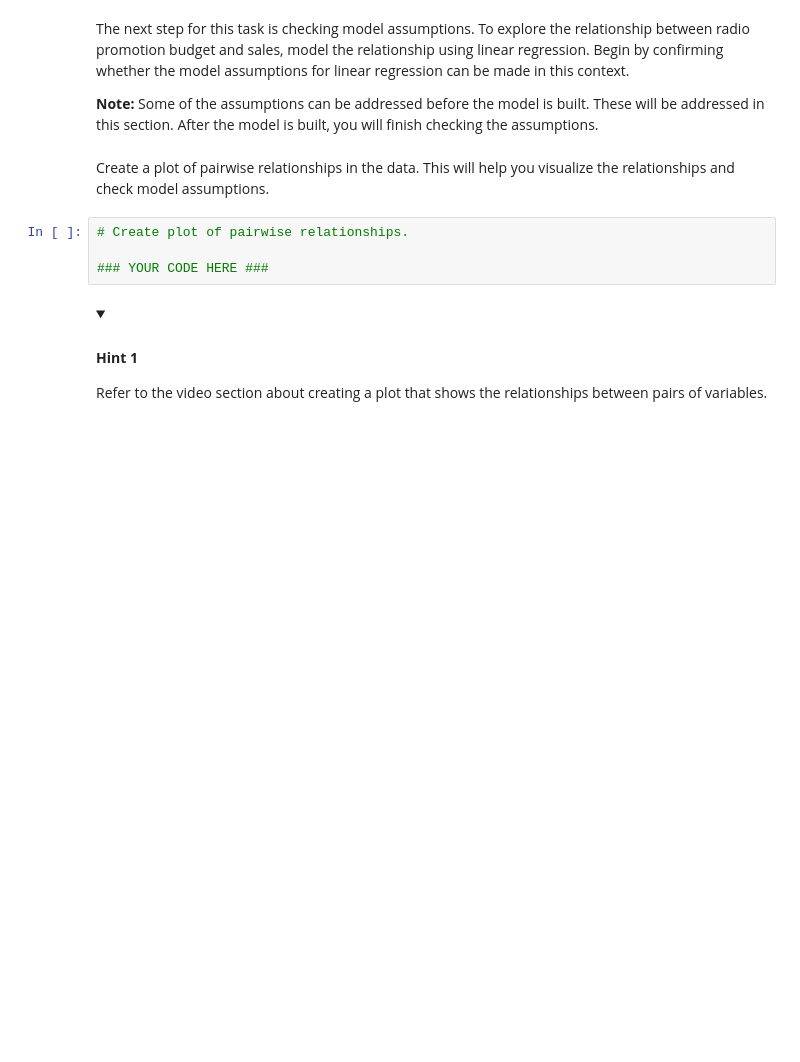
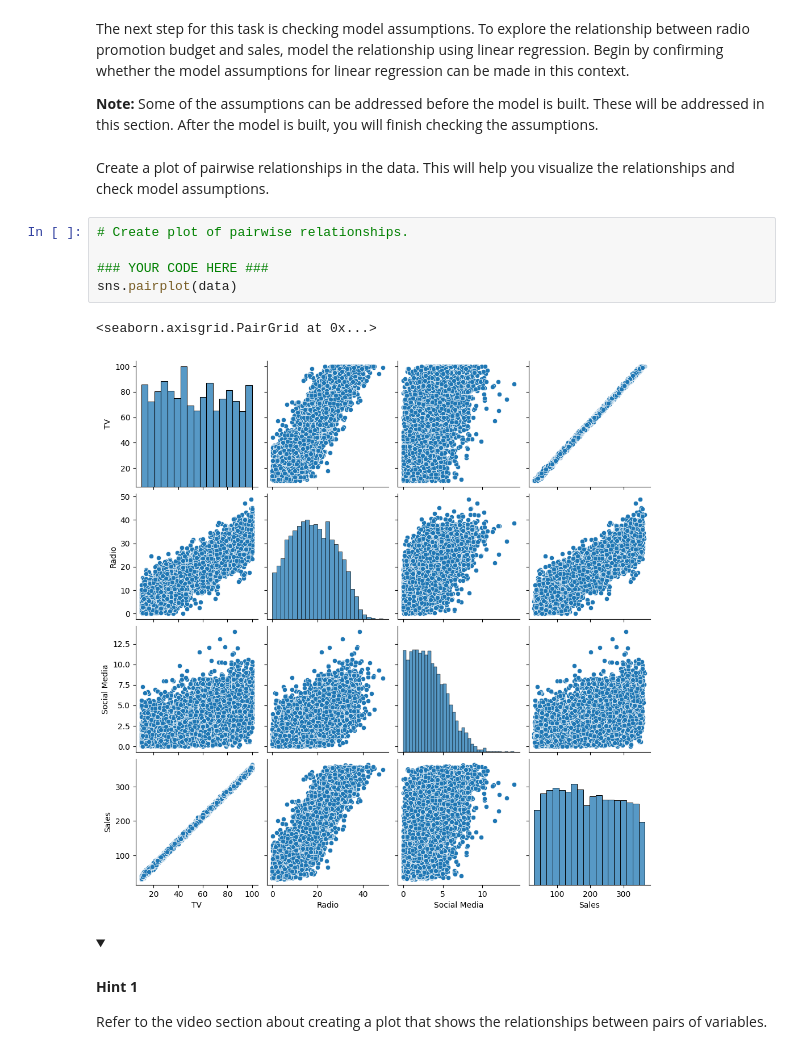
Before and after one commit to philkaks/Ml-journey, a Jupyter notebook: DataScience/google_course/Activity_Run simple linear regression.ipynb, the cells around one changed output. Drawn from its saved outputs; the diff is of its cells as text; folded sections open; blank space fills up the shorter version.

```diff
--- a/DataScience/google_course/Activity_Run simple linear regression.ipynb
+++ b/DataScience/google_course/Activity_Run simple linear regression.ipynb
@@ -215,7 +249,11 @@ Create a plot of pairwise relationships in the data. This will help you visualiz
 # %%
 # Create plot of pairwise relationships.
 
 ### YOUR CODE HERE ###
+sns.pairplot(data)
+# %% [output]
+<seaborn.axisgrid.PairGrid at 0x...>
+[figure, added]
 # %% [markdown]
 <details>
 <summary><h4><strong>Hint 1</strong></h4></summary>
```
Also changed, not shown: parts of 26 cells of this notebook, 1 other file.
